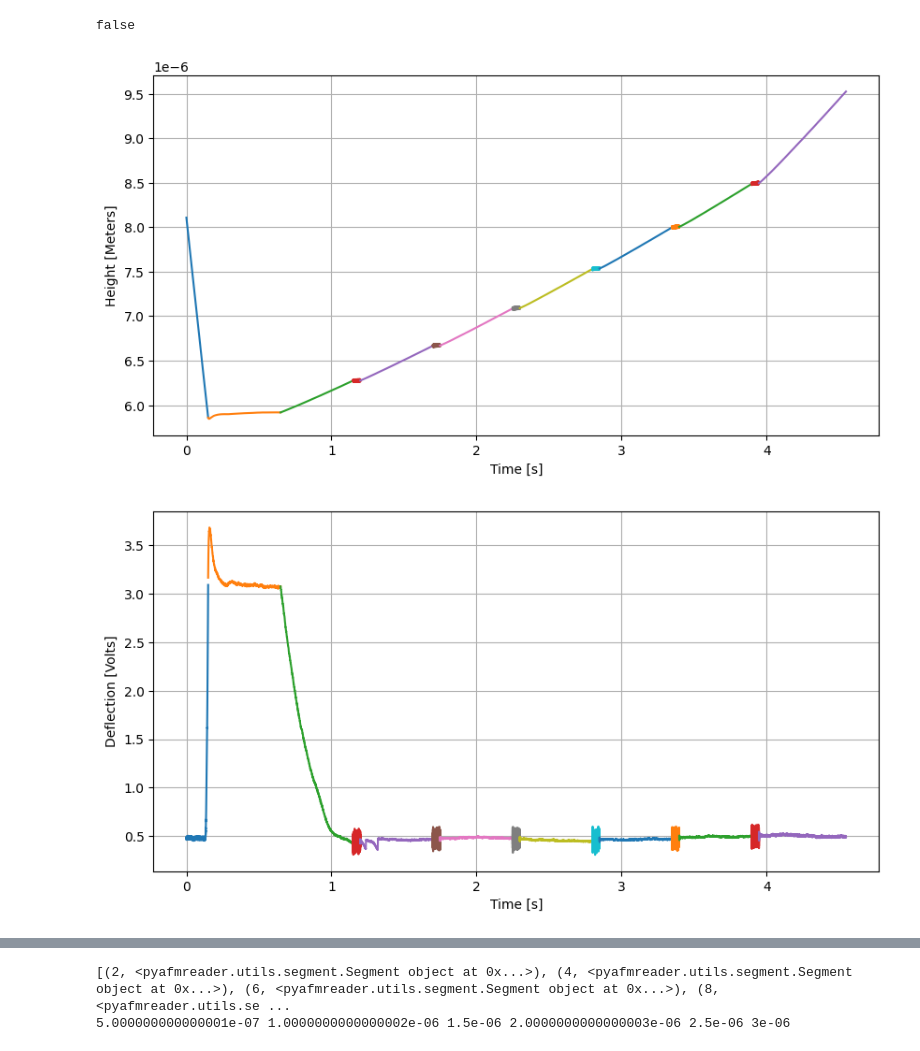
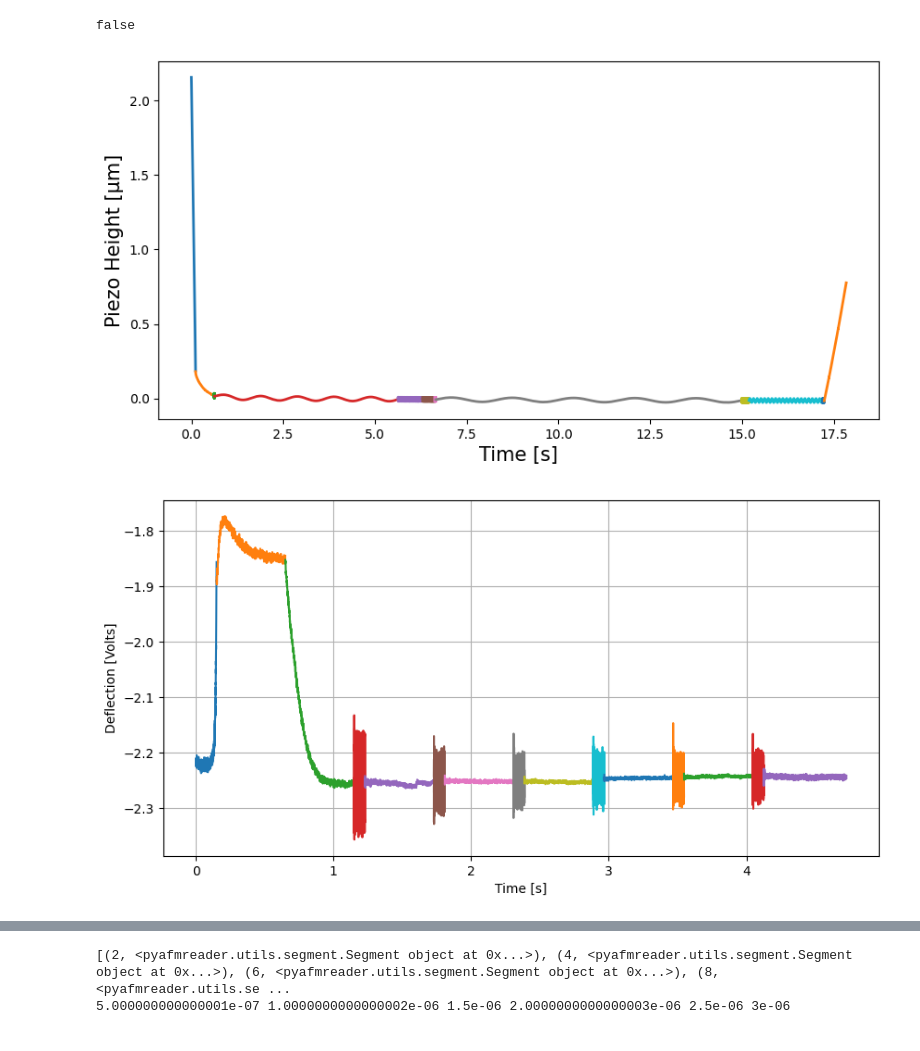
Before and after one commit to jlopezalo/PyFMRheo, a Jupyter notebook: examples/Viscous Drag Steps Example.ipynb, the cells around one changed output, grey strips where cells are left out. Saved outputs shown, nothing was run; the diff lists cells and outputs as text; code cells hidden in the pictures.

```diff
--- a/examples/Viscous Drag Steps Example.ipynb
+++ b/examples/Viscous Drag Steps Example.ipynb
@@ -63,7 +63,7 @@ from pyafmrheo.models.rheology import ComputeBh
 from pyafmrheo.routines.ViscousDragSteps import doViscousDragSteps
 # %%
 # Define global variables
-file_path = '/Users/javierlopez/Desktop/Python Scripts/AgaroseGelsRheologyDataset/vDrag/map-data-2021.12.16-20.01.50.226.jpk-force-map'
+file_path = '/Users/javierlopez/Desktop/20221029/MIcrorheo/map-data-2022.10.29-13.06.09.723.jpk-force-map'
 # If None it will use the deflection sensitivity from the file
 deflection_sensitivity = None # m/V
 # If None it will use the spring constant from the file
@@ -87,27 +87,32 @@ if not spring_constant: spring_constant = file_spring_constant
 # %% [output]
 false
 # %%
-curve_idx = 0
+curve_idx = 12
 force_curve = file.getcurve(curve_idx)
 extend_segments = force_curve.extend_segments
 pause_segments = force_curve.pause_segments
 modulation_segments = force_curve.modulation_segments
 retract_segments = force_curve.retract_segments
-force_curve_segments = force_curve.get_segments()
 # %%
 t0 = 0
+lastval = 0
+force_curve.preprocess_force_curve(deflection_sensitivity, height_channel)
+force_curve_segments = force_curve.get_segments()
 for seg_id, segment in force_curve_segments:
-    height = segment.segment_formated_data[height_channel]
+    if seg_id == 14:
+        continue
+    height = segment.zheight - 9.631827766268822e-06
     time = segment.segment_formated_data["time"] + t0
-    plt.plot(time, height)
+    plt.plot(time, height * 1e6, linewidth=2,)
     t0 = time[-1]
+    lastval = height[-1]
 
-plt.xlabel("Time [s]")
-plt.ylabel("Height [Meters]")
-plt.grid()
+plt.xlabel("Time [s]", fontsize = 15)
+plt.ylabel("Piezo Height [μm]", fontsize = 15)
+# plt.grid()
 plt.show()
 # %% [output]
-[figure, old version]
+[figure, new version]
 # %%
 t0 = 0
 for seg_id, segment in force_curve_segments:
@@ -121,7 +126,7 @@ plt.ylabel("Deflection [Volts]")
 plt.grid()
 plt.show()
 # %% [output]
-[figure, old version]
+[figure, new version]
 # %%
 for seg_id, segment in force_curve_segments:
     height = segment.segment_formated_data[height_channel]
```
Also changed, not shown: parts of 4 cells of this notebook, 4 other files.
